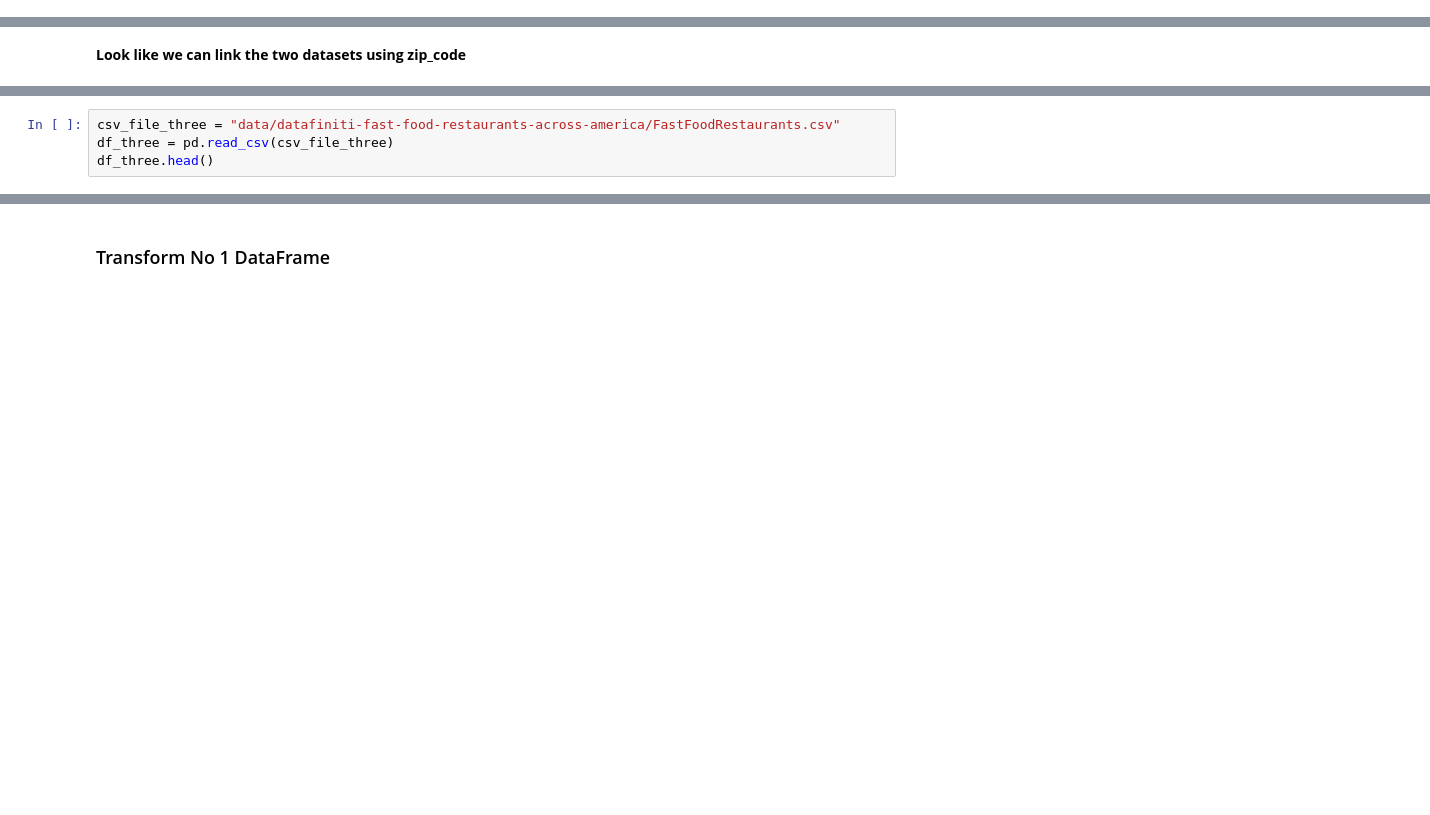
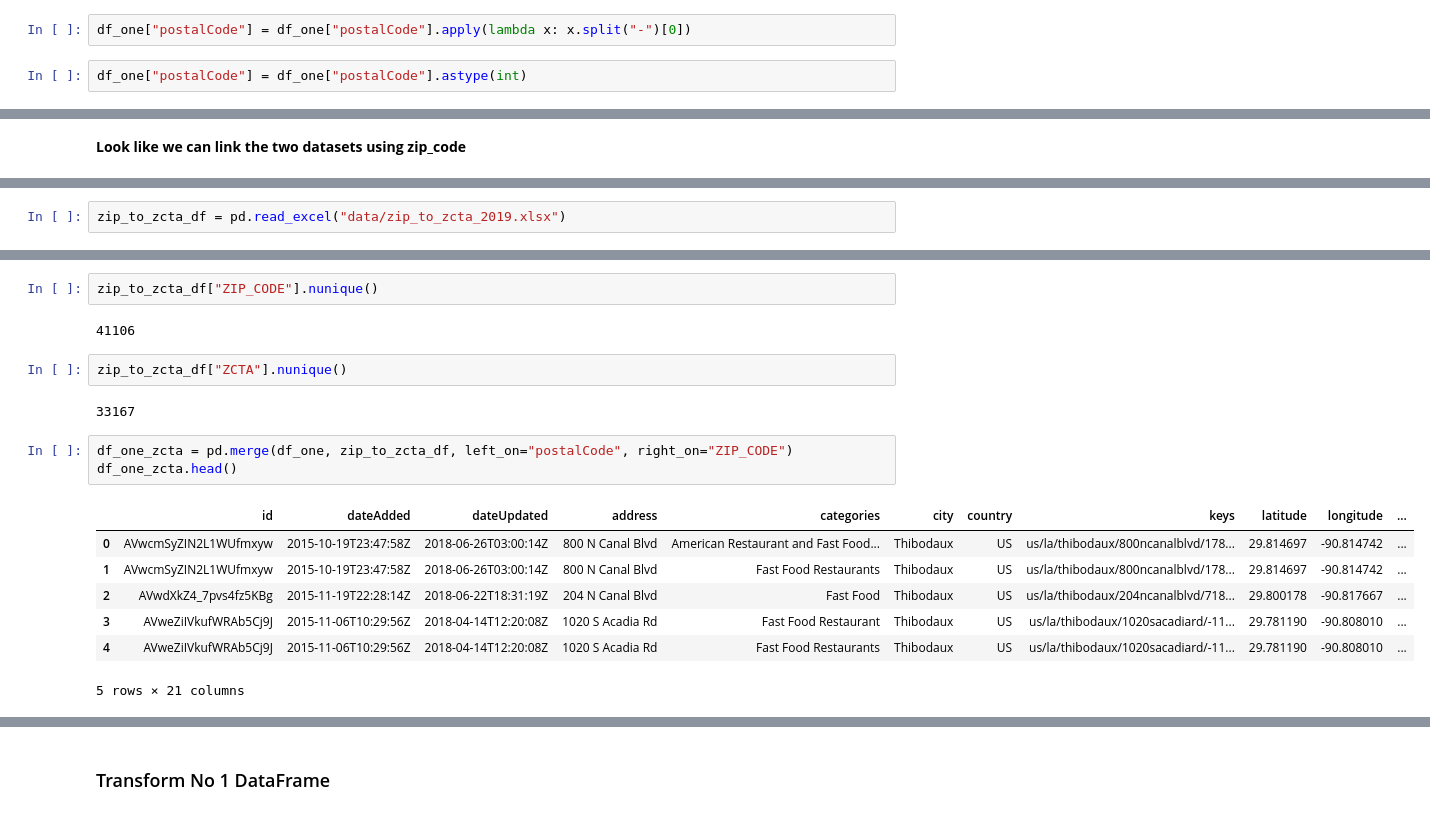
Before and after one commit to poojaisabelle/ETL-Project, a Jupyter notebook: Tracey_draft_code.ipynb, the cells around one changed output, grey strips where cells are left out. Drawn from its saved outputs; the diff is of its cells as text; blank space fills up the shorter version.

```diff
--- a/Tracey_draft_code.ipynb
+++ b/Tracey_draft_code.ipynb
@@ -160,0 +130,4 @@ df_one[df_one["postalCode"]=="70301"]
+# %%
+df_one["postalCode"] = df_one["postalCode"].apply(lambda x: x.split("-")[0])
+# %%
+df_one["postalCode"] = df_one["postalCode"].astype(int)
@@ -166,0 +158,2 @@ df_two.head()
+# %%
+zip_to_zcta_df = pd.read_excel("data/zip_to_zcta_2019.xlsx")
@@ -169,4 +185,19 @@ df_two.info()
-# %%
-csv_file_three = "data/datafiniti-fast-food-restaurants-across-america/FastFoodRestaurants.csv"
-df_three = pd.read_csv(csv_file_three)
-df_three.head()
+# %%
+zip_to_zcta_df["ZIP_CODE"].nunique()
+# %% [output]
+41106
+# %%
+zip_to_zcta_df["ZCTA"].nunique()
+# %% [output]
+33167
+# %%
+df_one_zcta = pd.merge(df_one, zip_to_zcta_df, left_on="postalCode", right_on="ZIP_CODE")
+df_one_zcta.head()
+# %% [output]
+|  | id | dateAdded | dateUpdated | address | categories | city | country | keys | latitude | longitude | ... |
+| 0 | AVwcmSyZIN2L1WUfmxyw | 2015-10-19T23:47:58Z | 2018-06-26T03:00:14Z | 800 N Canal Blvd | American Restaurant and Fast Food... | Thibodaux | US | us/la/thibodaux/800ncanalblvd/178... | 29.814697 | -90.814742 | ... |
+| 1 | AVwcmSyZIN2L1WUfmxyw | 2015-10-19T23:47:58Z | 2018-06-26T03:00:14Z | 800 N Canal Blvd | Fast Food Restaurants | Thibodaux | US | us/la/thibodaux/800ncanalblvd/178... | 29.814697 | -90.814742 | ... |
+| 2 | AVwdXkZ4_7pvs4fz5KBg | 2015-11-19T22:28:14Z | 2018-06-22T18:31:19Z | 204 N Canal Blvd | Fast Food | Thibodaux | US | us/la/thibodaux/204ncanalblvd/718... | 29.800178 | -90.817667 | ... |
+| 3 | AVweZiIVkufWRAb5Cj9J | 2015-11-06T10:29:56Z | 2018-04-14T12:20:08Z | 1020 S Acadia Rd | Fast Food Restaurant | Thibodaux | US | us/la/thibodaux/1020sacadiard/-11... | 29.781190 | -90.808010 | ... |
+| 4 | AVweZiIVkufWRAb5Cj9J | 2015-11-06T10:29:56Z | 2018-04-14T12:20:08Z | 1020 S Acadia Rd | Fast Food Restaurants | Thibodaux | US | us/la/thibodaux/1020sacadiard/-11... | 29.781190 | -90.808010 | ... |
+5 rows × 21 columns
```
Also changed, not shown: parts of 28 cells of this notebook, 3 other files.
